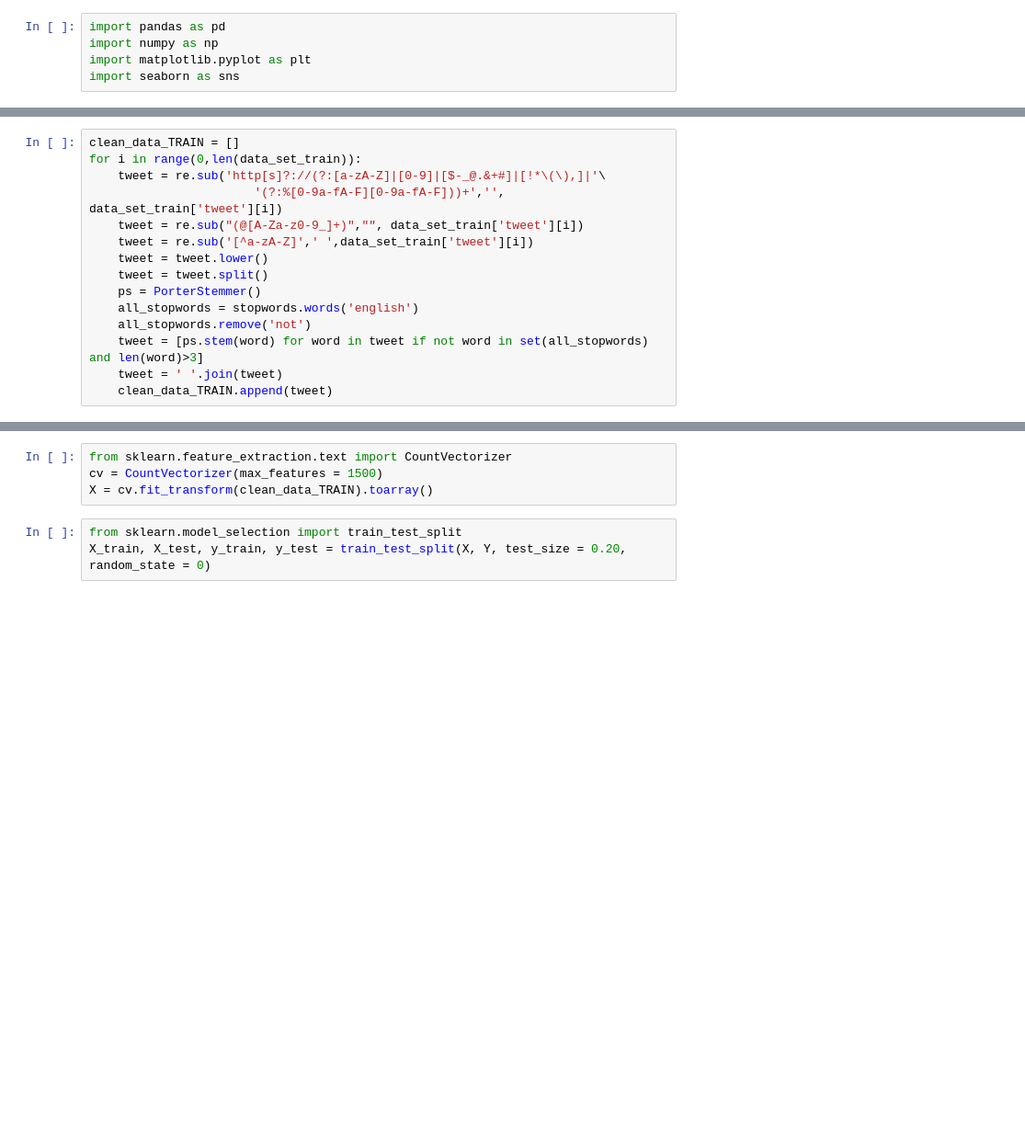
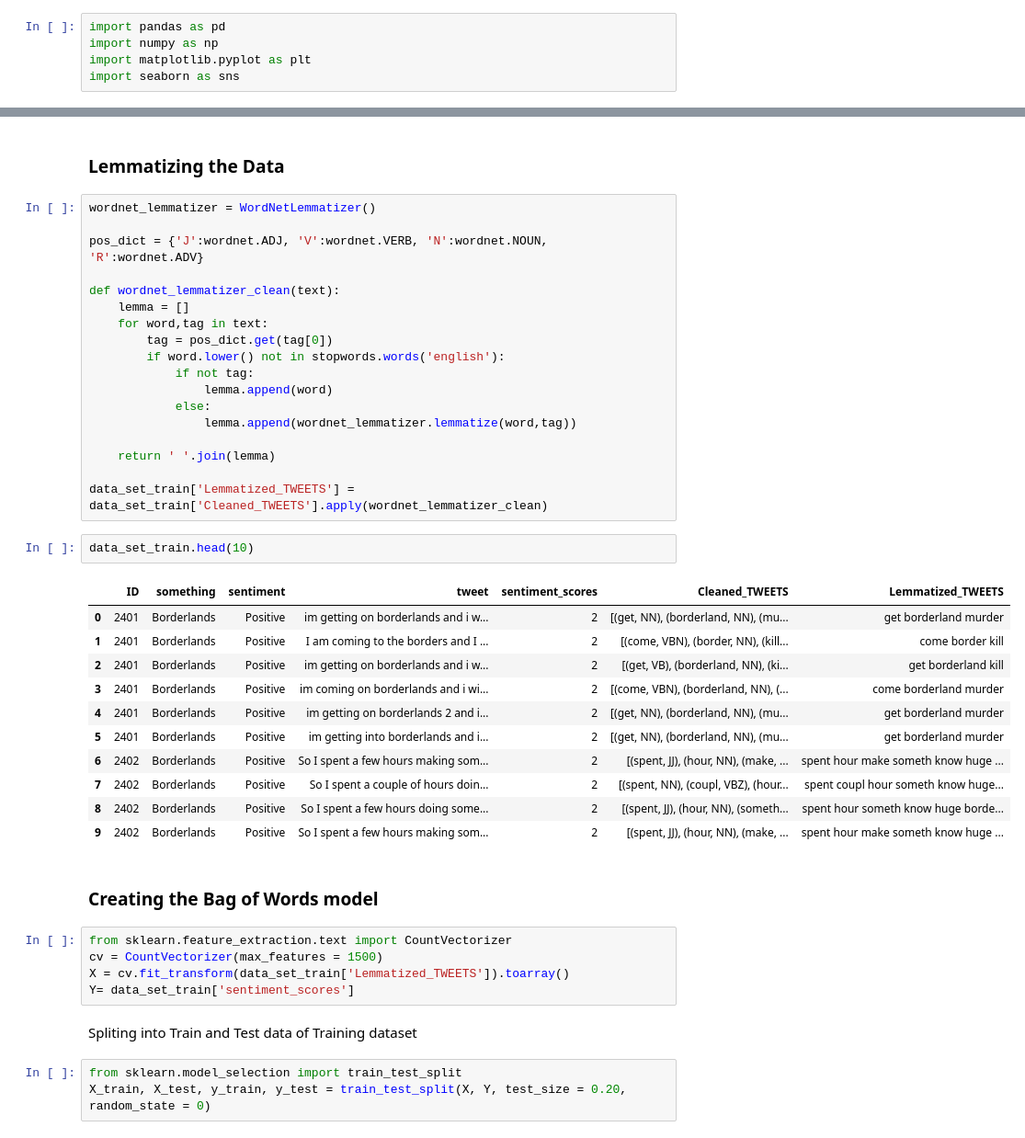
Before and after one commit to porallapradhyumna/Sentiment_Analysis-using-Naive-Bayes-with-separate-training-data, a Jupyter notebook: MODEL_NavieBayes_Sklearn.ipynb, the cells around one changed output, grey strips where cells are left out. Shown at 92% size. Cells and saved outputs as stored; diff of their text form; blank space fills up the shorter version.

```diff
--- a/MODEL_NavieBayes_Sklearn.ipynb
+++ b/MODEL_NavieBayes_Sklearn.ipynb
@@ -59,15 +56,0 @@ for i in range(0,len(data_set_test)):
-# %%
-clean_data_TRAIN = []
-for i in range(0,len(data_set_train)):
-    tweet = re.sub('http[s]?://(?:[a-zA-Z]|[0-9]|[$-_@.&+#]|[!*\(\),]|'\
-                       '(?:%[0-9a-fA-F][0-9a-fA-F]))+','', data_set_train['tweet'][i])
-    tweet = re.sub("(@[A-Za-z0-9_]+)","", data_set_train['tweet'][i])
-    tweet = re.sub('[^a-zA-Z]',' ',data_set_train['tweet'][i])
-    tweet = tweet.lower()
-    tweet = tweet.split()
-    ps = PorterStemmer()
-    all_stopwords = stopwords.words('english')
-    all_stopwords.remove('not')
-    tweet = [ps.stem(word) for word in tweet if not word in set(all_stopwords) and len(word)>3]
-    tweet = ' '.join(tweet)
-    clean_data_TRAIN.append(tweet)
@@ -74,7 +138,46 @@ for i in range(0,len(data_set_train)):
+# %% [markdown]
+<h3>Lemmatizing the Data</h3>
+# %%
+wordnet_lemmatizer = WordNetLemmatizer()
+
+pos_dict = {'J':wordnet.ADJ, 'V':wordnet.VERB, 'N':wordnet.NOUN, 'R':wordnet.ADV}
+
+def wordnet_lemmatizer_clean(text):
+    lemma = []
+    for word,tag in text:
+        tag = pos_dict.get(tag[0])
+        if word.lower() not in stopwords.words('english'):
+            if not tag:
+                lemma.append(word)
+            else:
+                lemma.append(wordnet_lemmatizer.lemmatize(word,tag))
+
+    return ' '.join(lemma)
+
+data_set_train['Lemmatized_TWEETS'] =  data_set_train['Cleaned_TWEETS'].apply(wordnet_lemmatizer_clean)
+# %%
+data_set_train.head(10)
+# %% [output]
+|  | ID | something | sentiment | tweet | sentiment_scores | Cleaned_TWEETS | Lemmatized_TWEETS |
+| 0 | 2401 | Borderlands | Positive | im getting on borderlands and i w... | 2 | [(get, NN), (borderland, NN), (mu... | get borderland murder |
+| 1 | 2401 | Borderlands | Positive | I am coming to the borders and I ... | 2 | [(come, VBN), (border, NN), (kill... | come border kill |
+| 2 | 2401 | Borderlands | Positive | im getting on borderlands and i w... | 2 | [(get, VB), (borderland, NN), (ki... | get borderland kill |
+| 3 | 2401 | Borderlands | Positive | im coming on borderlands and i wi... | 2 | [(come, VBN), (borderland, NN), (... | come borderland murder |
+| 4 | 2401 | Borderlands | Positive | im getting on borderlands 2 and i... | 2 | [(get, NN), (borderland, NN), (mu... | get borderland murder |
+| 5 | 2401 | Borderlands | Positive | im getting into borderlands and i... | 2 | [(get, NN), (borderland, NN), (mu... | get borderland murder |
+| 6 | 2402 | Borderlands | Positive | So I spent a few hours making som... | 2 | [(spent, JJ), (hour, NN), (make, ... | spent hour make someth know huge ... |
+| 7 | 2402 | Borderlands | Positive | So I spent a couple of hours doin... | 2 | [(spent, NN), (coupl, VBZ), (hour... | spent coupl hour someth know huge... |
+| 8 | 2402 | Borderlands | Positive | So I spent a few hours doing some... | 2 | [(spent, JJ), (hour, NN), (someth... | spent hour someth know huge borde... |
+| 9 | 2402 | Borderlands | Positive | So I spent a few hours making som... | 2 | [(spent, JJ), (hour, NN), (make, ... | spent hour make someth know huge ... |
+# %% [markdown]
+<h3>Creating the Bag of Words model</h3>
 # %%
 from sklearn.feature_extraction.text import CountVectorizer
 cv = CountVectorizer(max_features = 1500)
-X = cv.fit_transform(clean_data_TRAIN).toarray()
+X = cv.fit_transform(data_set_train['Lemmatized_TWEETS']).toarray()
+Y= data_set_train['sentiment_scores']
+# %% [markdown]
+Spliting into Train and Test data of Training dataset
 # %%
 from sklearn.model_selection import train_test_split
 X_train, X_test, y_train, y_test = train_test_split(X, Y, test_size = 0.20, random_state = 0)
```
Also changed, not shown: parts of 31 cells of this notebook.
